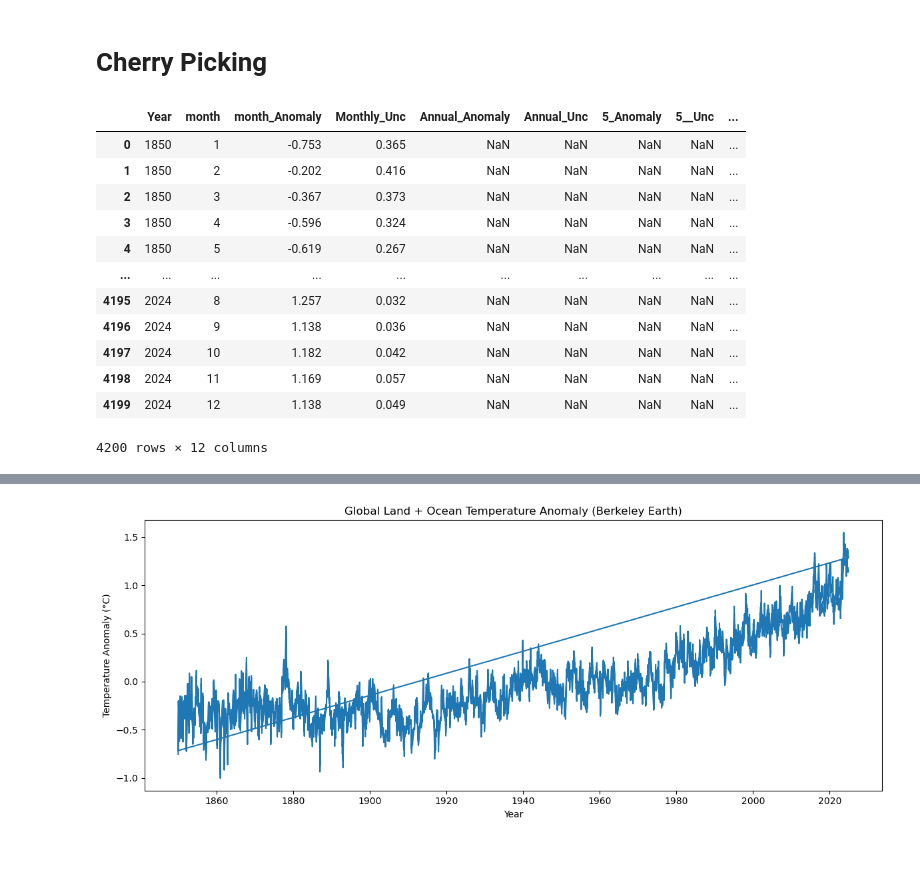
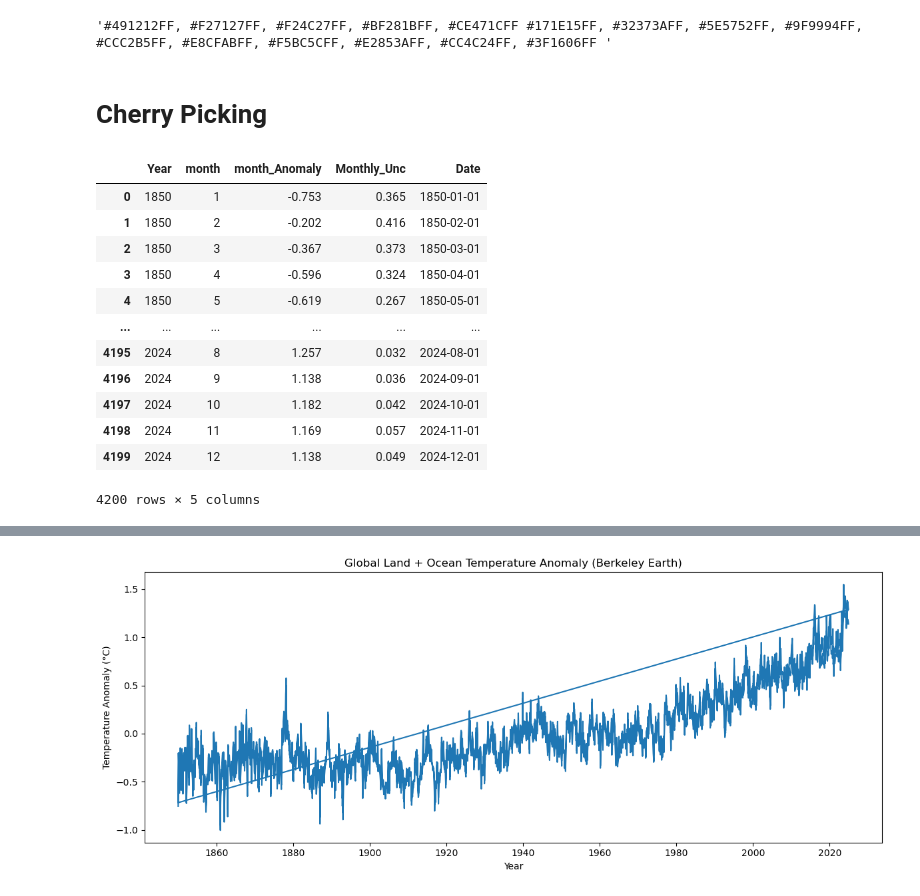
Before and after one commit to OxfordDemSci/Mapineq, a Jupyter notebook: src/case_study/Data_quality/fake_result.ipynb, the cells around one changed output, grey strips where cells are left out. Drawn from its saved outputs; the diff is of its cells as text; code cells hidden in the pictures; blank space fills up the shorter version.

Commit message:
Update data quality figures and results

```diff
--- a/src/case_study/Data_quality/fake_result.ipynb
+++ b/src/case_study/Data_quality/fake_result.ipynb
@@ -15,52 +17,48 @@ import matplotlib.pyplot as plt
+# %%
+'#491212FF, #F27127FF, #F24C27FF, #BF281BFF, #CE471CFF #171E15FF, #32373AFF, #5E5752FF, #9F9994FF, #CCC2B5FF, #E8CFABFF, #F5BC5CFF, #E2853AFF, #CC4C24FF, #3F1606FF '
+# %% [output]
+'#491212FF, #F27127FF, #F24C27FF, #BF281BFF, #CE471CFF #171E15FF, #32373AFF, #5E5752FF, #9F9994FF, #CCC2B5FF, #E8CFABFF, #F5BC5CFF, #E2853AFF, #CC4C24FF, #3F1606FF '
 # %% [markdown]
 # Cherry Picking
 # %%
-import pandas as pd
-import requests
-import io
-
+# ---- Load data ----
 url = "https://berkeley-earth-temperature.s3.us-west-1.amazonaws.com/Global/Land_and_Ocean_complete.txt"
-
-# ---- STEP 1: Download file as text ----
 text = requests.get(url).text
-
-# ---- STEP 2: Extract header lines starting with % ----
 header_lines = [line for line in text.splitlines() if line.startswith("%")]
-
-# ---- STEP 3: Extract ONLY numeric rows ----
 numeric_lines = [
     line for line in text.splitlines()
     if not line.startswith("%") and not line.startswith("#") and line.strip() != ""
 ]
 
-# ---- STEP 4: Parse numeric rows into a clean DataFrame ----
 df_data = pd.read_csv(
     io.StringIO("\n".join(numeric_lines)),
     sep=r"\s+",
     engine="python",
     header=None
 )
 
 df_data.columns = [
     "Year", "month", "month_Anomaly", "Monthly_Unc",
     "Annual_Anomaly", "Annual_Unc",
     "5_Anomaly", "5__Unc",
     "10_Anomaly", "10__Unc",
     "20_Anomaly", "20__Unc"
 ]
 
+df_data["Date"] = pd.to_datetime(df_data[["Year", "month"]].assign(DAY=1))
+df_data = df_data[['Year', 'month', 'month_Anomaly', 'Monthly_Unc', 'Date']]
 df_data
 # %% [output]
-|  | Year | month | month_Anomaly | Monthly_Unc | Annual_Anomaly | Annual_Unc | 5_Anomaly | 5__Unc | ... |
-| 0 | 1850 | 1 | -0.753 | 0.365 | NaN | NaN | NaN | NaN | ... |
-| 1 | 1850 | 2 | -0.202 | 0.416 | NaN | NaN | NaN | NaN | ... |
-| 2 | 1850 | 3 | -0.367 | 0.373 | NaN | NaN | NaN | NaN | ... |
-| 3 | 1850 | 4 | -0.596 | 0.324 | NaN | NaN | NaN | NaN | ... |
-| 4 | 1850 | 5 | -0.619 | 0.267 | NaN | NaN | NaN | NaN | ... |
-| ... | ... | ... | ... | ... | ... | ... | ... | ... | ... |
-| 4195 | 2024 | 8 | 1.257 | 0.032 | NaN | NaN | NaN | NaN | ... |
-| 4196 | 2024 | 9 | 1.138 | 0.036 | NaN | NaN | NaN | NaN | ... |
-| 4197 | 2024 | 10 | 1.182 | 0.042 | NaN | NaN | NaN | NaN | ... |
-| 4198 | 2024 | 11 | 1.169 | 0.057 | NaN | NaN | NaN | NaN | ... |
-| 4199 | 2024 | 12 | 1.138 | 0.049 | NaN | NaN | NaN | NaN | ... |
+|  | Year | month | month_Anomaly | Monthly_Unc | Date |
+| 0 | 1850 | 1 | -0.753 | 0.365 | 1850-01-01 |
+| 1 | 1850 | 2 | -0.202 | 0.416 | 1850-02-01 |
+| 2 | 1850 | 3 | -0.367 | 0.373 | 1850-03-01 |
+| 3 | 1850 | 4 | -0.596 | 0.324 | 1850-04-01 |
+| 4 | 1850 | 5 | -0.619 | 0.267 | 1850-05-01 |
+| ... | ... | ... | ... | ... | ... |
+| 4195 | 2024 | 8 | 1.257 | 0.032 | 2024-08-01 |
+| 4196 | 2024 | 9 | 1.138 | 0.036 | 2024-09-01 |
+| 4197 | 2024 | 10 | 1.182 | 0.042 | 2024-10-01 |
+| 4198 | 2024 | 11 | 1.169 | 0.057 | 2024-11-01 |
+| 4199 | 2024 | 12 | 1.138 | 0.049 | 2024-12-01 |
-4200 rows × 12 columns
+4200 rows × 5 columns
```
Also changed, not shown: parts of 16 cells of this notebook, 6 other files.
